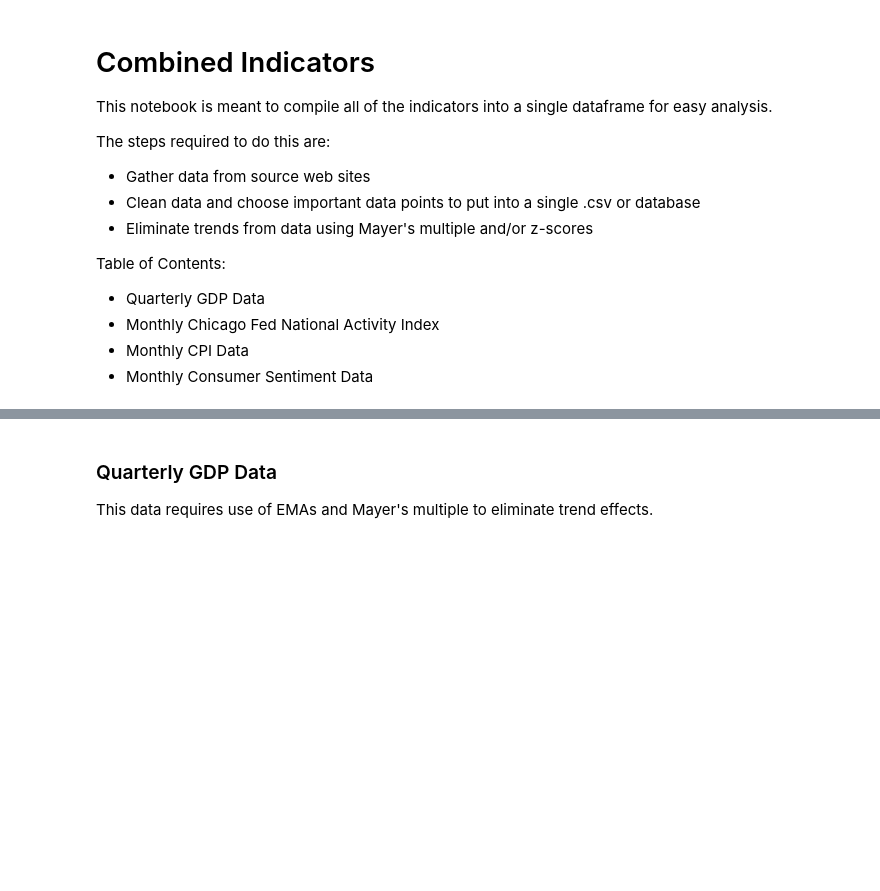
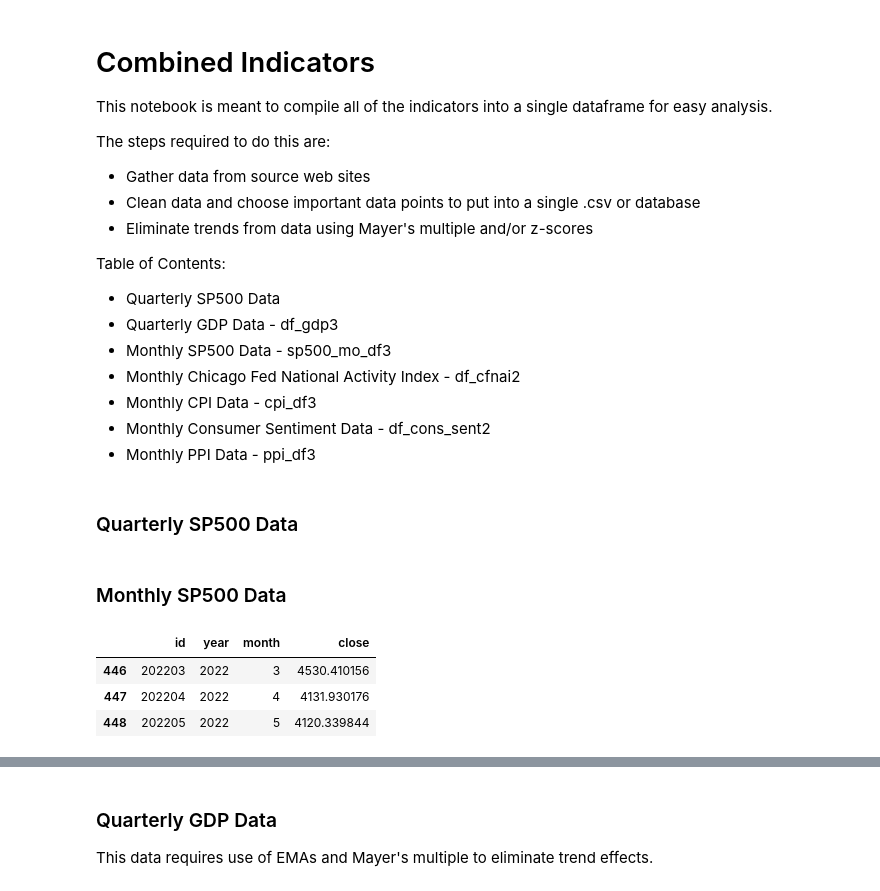
Before and after one commit to obsessedquant/Economic_Indicators, a Jupyter notebook: 0_Combined_Indicators.ipynb, the cells around one changed output, grey strips where cells are left out. Drawn from its saved outputs; the diff is of its cells as text; code cells hidden in the pictures; blank space fills up the shorter version.

```diff
--- a/0_Combined_Indicators.ipynb
+++ b/0_Combined_Indicators.ipynb
@@ -9,7 +9,32 @@ The steps required to do this are:
 * Eliminate trends from data using Mayer's multiple and/or z-scores
 
 Table of Contents:
-* Quarterly GDP Data
-* Monthly Chicago Fed National Activity Index
-* Monthly CPI Data
-* Monthly Consumer Sentiment Data
+* Quarterly SP500 Data
+* Quarterly GDP Data - df_gdp3
+* Monthly SP500 Data - sp500_mo_df3
+* Monthly Chicago Fed National Activity Index - df_cfnai2
+* Monthly CPI Data - cpi_df3
+* Monthly Consumer Sentiment Data - df_cons_sent2
+* Monthly PPI Data - ppi_df3
+# %% [markdown]
+### Quarterly SP500 Data
+# %% [markdown]
+### Monthly SP500 Data
+# %%
+import pandas as pd
+import yfinance as yf
+
+sp500 = yf.Ticker('^GSPC')
+sp500_mo_df = sp500.history(period='max',interval='1mo')
+sp500_mo_df = sp500_mo_df.reset_index()
+sp500_mo_df['year'] = pd.DatetimeIndex(sp500_mo_df['Date']).year
+sp500_mo_df['month'] = pd.DatetimeIndex(sp500_mo_df['Date']).month
+sp500_mo_df['id'] = sp500_mo_df['year'] * 100 + sp500_mo_df['month']
+sp500_mo_df.rename(columns={'Close':'close'},inplace=True)
+sp500_mo_df = sp500_mo_df[['id','year','month','close']]
+sp500_mo_df.tail(3)
+# %% [output]
+|  | id | year | month | close |
+| 446 | 202203 | 2022 | 3 | 4530.410156 |
+| 447 | 202204 | 2022 | 4 | 4131.930176 |
+| 448 | 202205 | 2022 | 5 | 4120.339844 |
```
Also changed, not shown: parts of 8 cells of this notebook, 5 other files.
